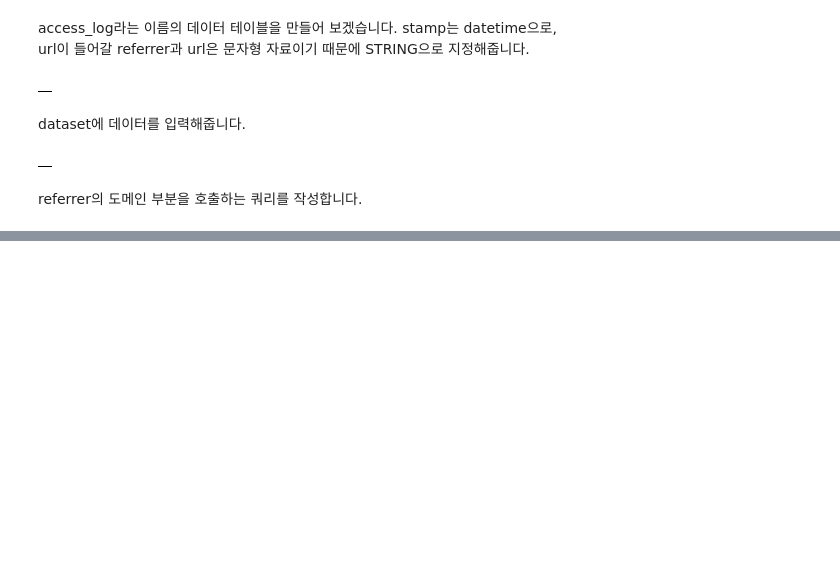
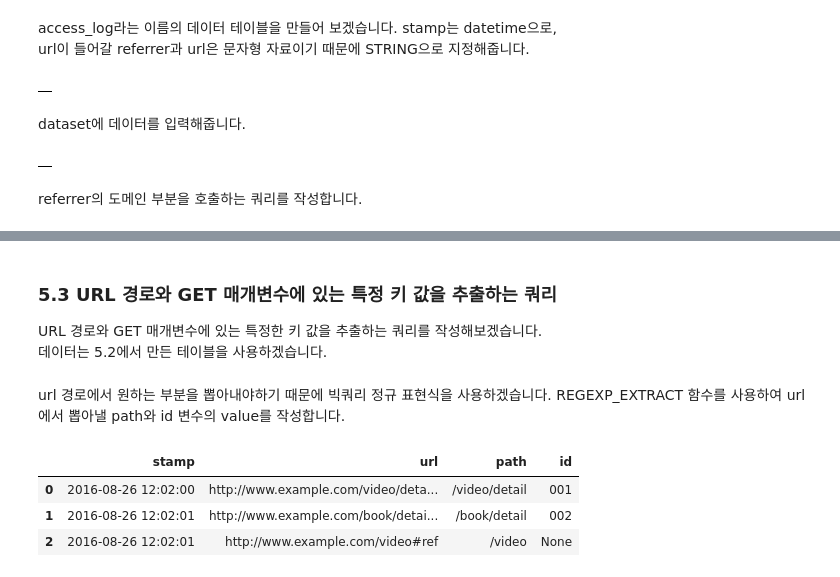
Before and after one commit to yhp2205/SQL, a Jupyter notebook: ch_5.ipynb, the cells around one changed output, grey strips where cells are left out. Cells and saved outputs as stored; diff of their text form; code cells hidden in the pictures; blank space fills up the shorter version.

```diff
--- a/ch_5.ipynb
+++ b/ch_5.ipynb
@@ -110,0 +111,20 @@ FROM sqldata.access_log
+# %% [markdown]
+### 5.3 URL 경로와 GET 매개변수에 있는 특정 키 값을 추출하는 쿼리
+URL 경로와 GET 매개변수에 있는 특정한 키 값을 추출하는 쿼리를 작성해보겠습니다.
+데이터는 5.2에서 만든 테이블을 사용하겠습니다.
+# %% [markdown]
+url 경로에서 원하는 부분을 뽑아내야하기 때문에 빅쿼리 정규 표현식을 사용하겠습니다. REGEXP_EXTRACT 함수를 사용하여 url에서 뽑아낼 path와 id 변수의 value를 작성합니다.
+# %%
+%%bigquery --project mygcpproject-340112
+SELECT
+	stamp
+  , url
+  , REGEXP_EXTRACT(url, '//[^/]+([^?#]+)') AS path
+  , REGEXP_EXTRACT(url, 'id=([^&]*)') AS id
+FROM sqldata.access_log
+;
+# %% [output]
+|  | stamp | url | path | id |
+| 0 | 2016-08-26 12:02:00 | http://www.example.com/video/deta... | /video/detail | 001 |
+| 1 | 2016-08-26 12:02:01 | http://www.example.com/book/detai... | /book/detail | 002 |
+| 2 | 2016-08-26 12:02:01 | http://www.example.com/video#ref | /video | None |
```
Also changed, not shown: parts of 14 cells of this notebook.
